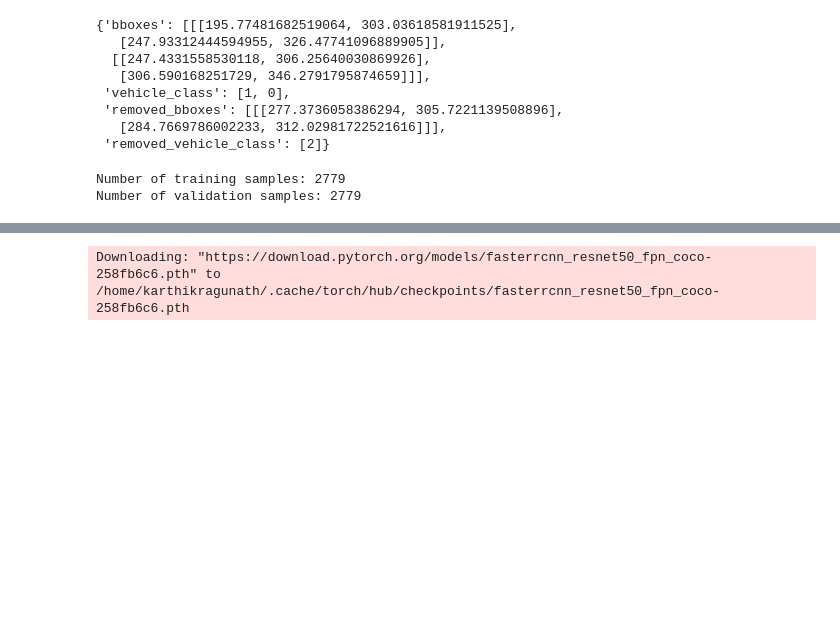
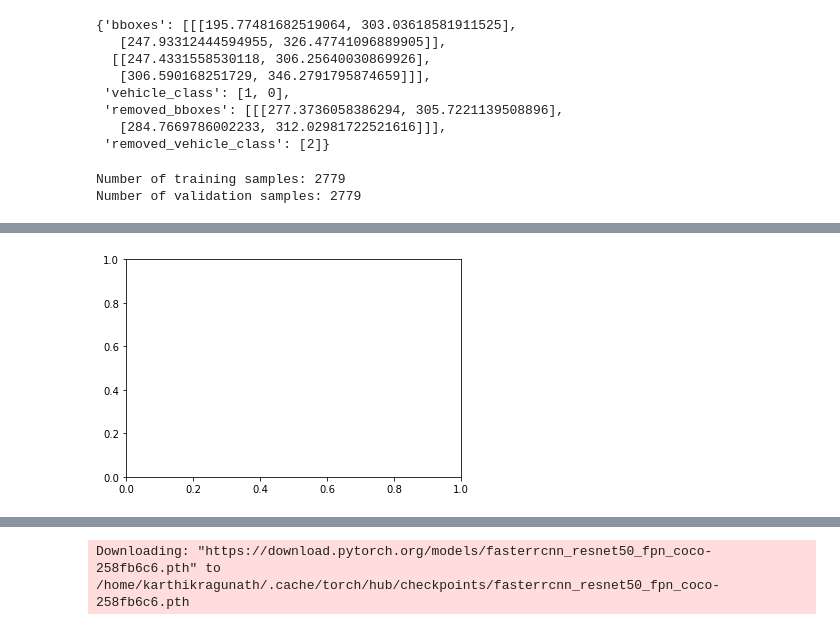
Before and after one commit to Karthik-Ragunath/Semantic-Object-Detection, a Jupyter notebook: faster_rcnn.ipynb, the cells around one changed output, grey strips where cells are left out. Drawn from its saved outputs; the diff is of its cells as text; code cells hidden in the pictures; blank space fills up the shorter version.

```diff
--- a/faster_rcnn.ipynb
+++ b/faster_rcnn.ipynb
@@ -111,7 +111,7 @@ import matplotlib.pyplot as plt
 
 BATCH_SIZE = 4 # increase / decrease according to GPU memeory
 RESIZE_TO = 512 # resize the image for training and transforms
-NUM_EPOCHS = 100 # number of epochs to train for
+NUM_EPOCHS = 5 # number of epochs to train for
 
 DEVICE = torch.device('cuda') if torch.cuda.is_available() else torch.device('cpu')
 
@@ -525,0 +560,11 @@ TypeError: Expected Ptr<cv::UMat> for argument 'img'
+# %%
+import torchvision
+from torchvision.models.detection.faster_rcnn import FastRCNNPredictor
+def create_model(num_classes):
+    # load Faster RCNN pre-trained model
+    model = torchvision.models.detection.fasterrcnn_resnet50_fpn(pretrained=True)
+    # get the number of input features
+    in_features = model.roi_heads.box_predictor.cls_score.in_features
+    # define a new head for the detector with required number of classes
+    model.roi_heads.box_predictor = FastRCNNPredictor(in_features, num_classes)
+    return model
@@ -525,0 +645,68 @@ TypeError: Expected Ptr<cv::UMat> for argument 'img'
+# %%
+# initialize the model and move to the computation device
+model = create_model(num_classes=NUM_CLASSES)
+model = model.to(DEVICE)
+# get the model parameters
+params = [p for p in model.parameters() if p.requires_grad]
+# define the optimizer
+optimizer = torch.optim.SGD(params, lr=0.001, momentum=0.9, weight_decay=0.0005)
+# initialize the Averager class
+train_loss_hist = Averager()
+val_loss_hist = Averager()
+train_itr = 1
+val_itr = 1
+# train and validation loss lists to store loss values of all...
+# ... iterations till ena and plot graphs for all iterations
+train_loss_list = []
+val_loss_list = []
+# name to save the trained model with
+MODEL_NAME = 'model'
+# whether to show transformed images from data loader or not
+if VISUALIZE_TRANSFORMED_IMAGES:
+    from utils import show_tranformed_image
+    show_tranformed_image(train_loader)
+# start the training epochs
+for epoch in range(NUM_EPOCHS):
+    print(f"\nEPOCH {epoch+1} of {NUM_EPOCHS}")
+    # reset the training and validation loss histories for the current epoch
+    train_loss_hist.reset()
+    val_loss_hist.reset()
+    # create two subplots, one for each, training and validation
+    figure_1, train_ax = plt.subplots()
+    figure_2, valid_ax = plt.subplots()
+    # start timer and carry out training and validation
+    start = time.time()
+    train_loss = train(train_loader, model)
+    val_loss = validate(valid_loader, model)
+    print(f"Epoch #{epoch} train loss: {train_loss_hist.value:.3f}")
+    print(f"Epoch #{epoch} validation loss: {val_loss_hist.value:.3f}")
+    end = time.time()
+    print(f"Took {((end - start) / 60):.3f} minutes for epoch {epoch}")
+    if (epoch+1) % SAVE_MODEL_EPOCH == 0: # save model after every n epochs
+        torch.save(model.state_dict(), f"{OUT_DIR}/model{epoch+1}.pth")
+        print('SAVING MODEL COMPLETE...\n')
+
+    if (epoch+1) % SAVE_PLOTS_EPOCH == 0: # save loss plots after n epochs
+        train_ax.plot(train_loss, color='blue')
+        train_ax.set_xlabel('iterations')
+        train_ax.set_ylabel('train loss')
+        valid_ax.plot(val_loss, color='red')
+        valid_ax.set_xlabel('iterations')
+        valid_ax.set_ylabel('validation loss')
+        figure_1.savefig(f"{OUT_DIR}/train_loss_{epoch+1}.png")
+        figure_2.savefig(f"{OUT_DIR}/valid_loss_{epoch+1}.png")
+        print('SAVING PLOTS COMPLETE...')
+
+    if (epoch+1) == NUM_EPOCHS: # save loss plots and model once at the end
+        train_ax.plot(train_loss, color='blue')
+        train_ax.set_xlabel('iterations')
+        train_ax.set_ylabel('train loss')
+        valid_ax.plot(val_loss, color='red')
+        valid_ax.set_xlabel('iterations')
+        valid_ax.set_ylabel('validation loss')
+        figure_1.savefig(f"{OUT_DIR}/train_loss_{epoch+1}.png")
+        figure_2.savefig(f"{OUT_DIR}/valid_loss_{epoch+1}.png")
+        torch.save(model.state_dict(), f"{OUT_DIR}/model{epoch+1}.pth")
+
+    plt.close('all')
+# %% [output]
@@ -525,0 +729 @@ TypeError: Expected Ptr<cv::UMat> for argument 'img'
+[figure, added]
```
Also changed, not shown: parts of 11 cells of this notebook, 1 other file.
